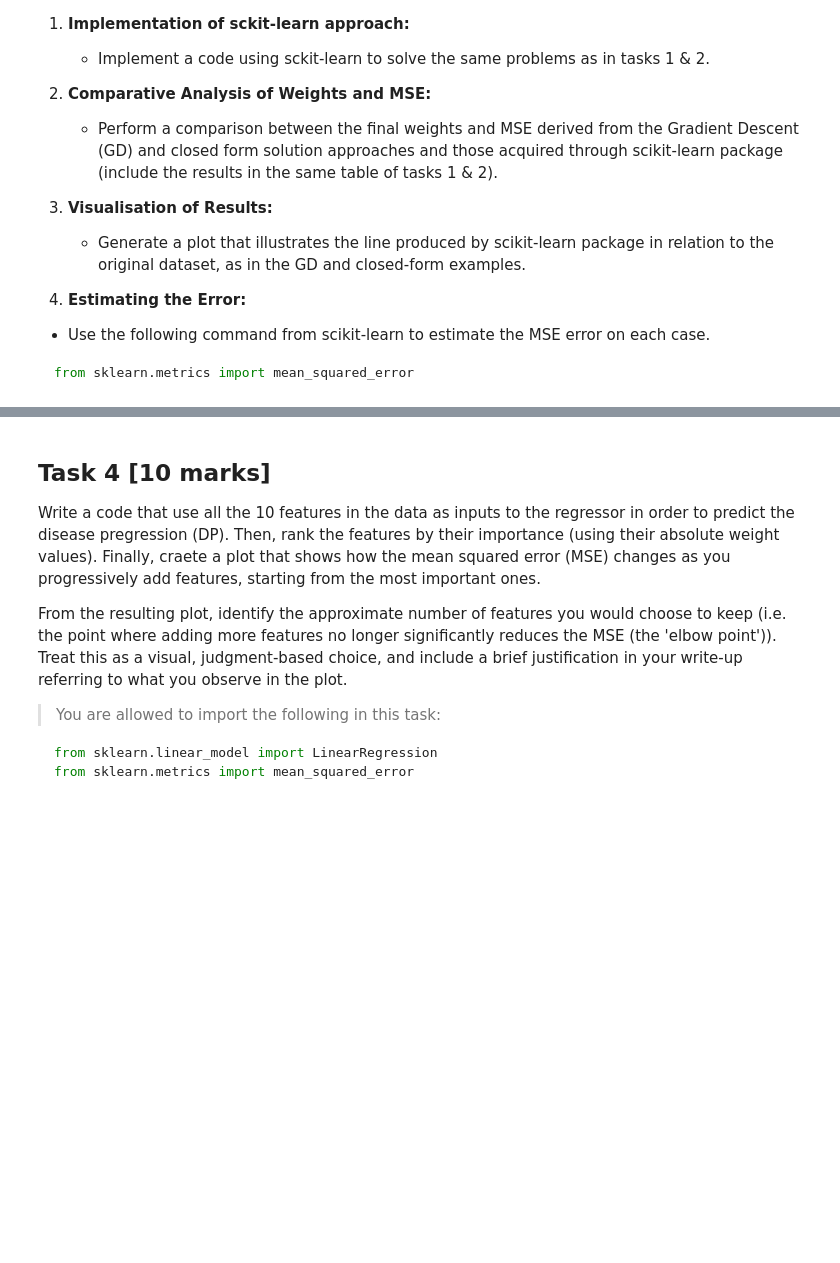
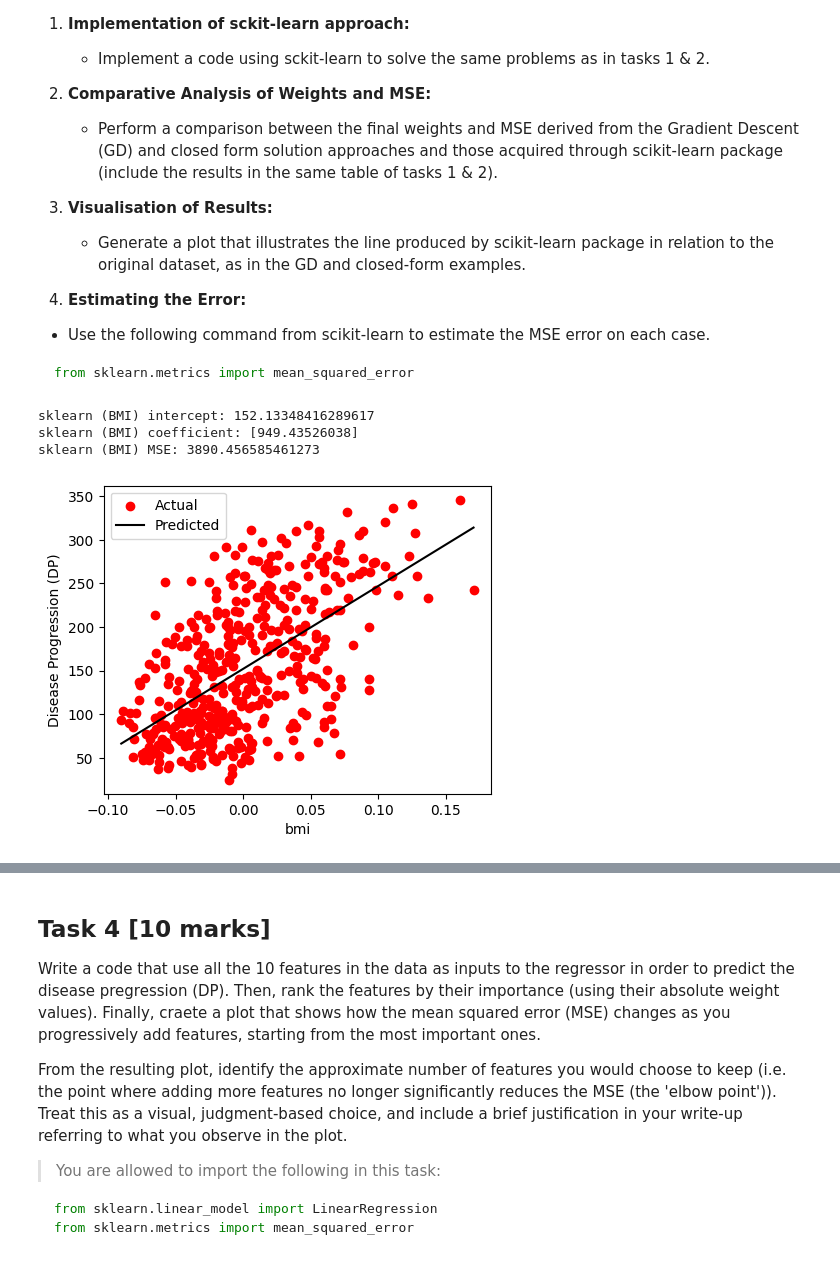
Before and after one commit to siyuanyue724/Lab1-Counter, a Jupyter notebook: 02_ML_LR_new.ipynb, the cells around one changed output, grey strips where cells are left out. Drawn from its saved outputs; the diff is of its cells as text; code cells hidden in the pictures; blank space fills up the shorter version.

```diff
--- a/02_ML_LR_new.ipynb
+++ b/02_ML_LR_new.ipynb
@@ -353,0 +433,34 @@ In this section, we will use scikit-learn package to address the preceding task
+# %%
+# Task 3
+
+from sklearn.linear_model import LinearRegression
+from sklearn.metrics import mean_squared_error
+
+# sklearn with BMI
+X_bmi = diabetes_data["bmi"].values.reshape(-1, 1)
+Y = diabetes_data["DP"].values
+
+reg_bmi = LinearRegression()
+reg_bmi.fit(X_bmi, Y)
+
+Y_pred_bmi_skl = reg_bmi.predict(X_bmi)
+MSE_skl_bmi = mean_squared_error(Y, Y_pred_bmi_skl)
+
+print("sklearn (BMI) intercept:", reg_bmi.intercept_)
+print("sklearn (BMI) coefficient:", reg_bmi.coef_)
+print("sklearn (BMI) MSE:", MSE_skl_bmi)
+
+plt.figure(figsize=(5, 4))
+plt.xlabel('bmi')
+plt.ylabel('Disease Progression (DP)')
+plt.scatter(X_bmi, Y, color='red', label='Actual')
+# sort x to get a striat line
+sorted_idx = np.argsort(X_bmi[:, 0])
+plt.plot(X_bmi[sorted_idx], Y_pred_bmi_skl[sorted_idx], color='black', label='Predicted')
+plt.legend(loc='upper left')
+plt.show()
+# %% [output]
+sklearn (BMI) intercept: 152.13348416289617
+sklearn (BMI) coefficient: [949.43526038]
+sklearn (BMI) MSE: 3890.456585461273
+[figure, added]
```
Also changed, not shown: parts of 11 cells of this notebook.
